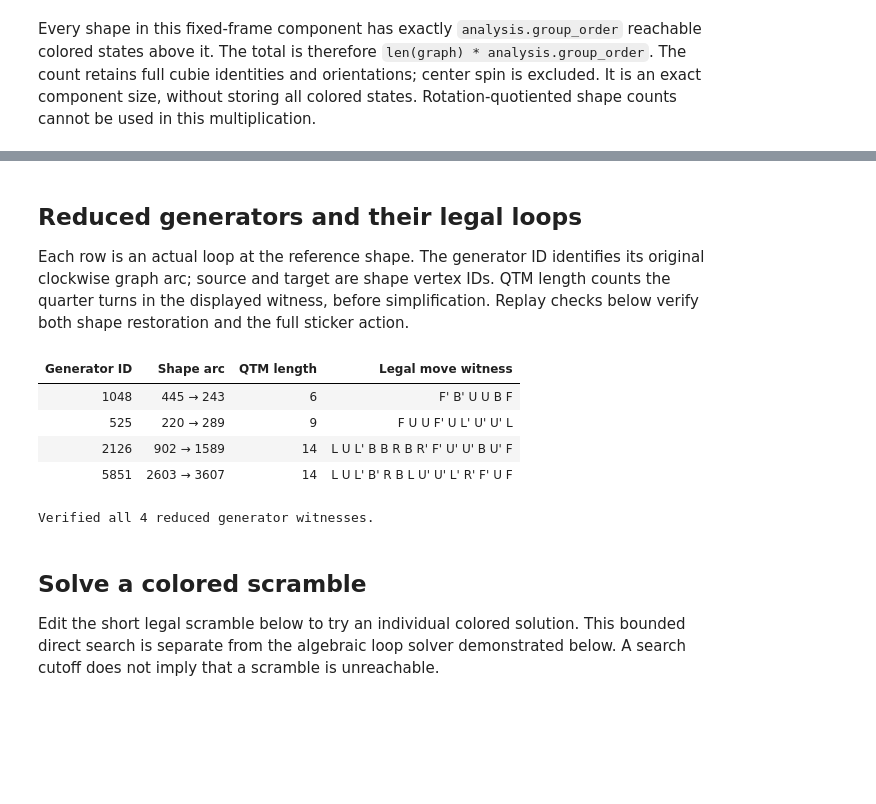
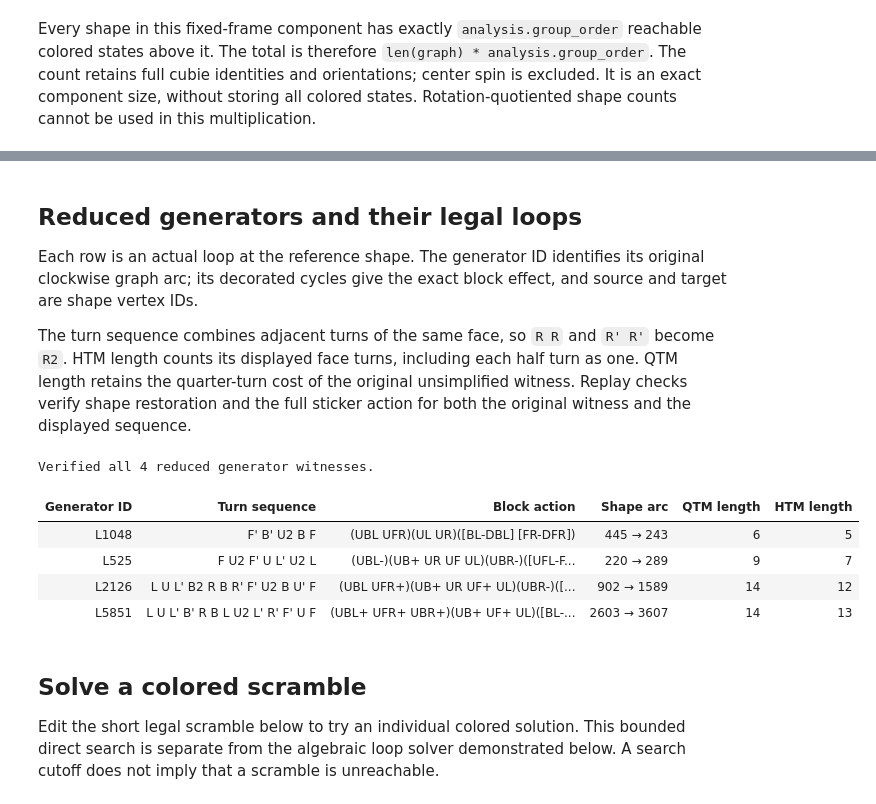
Before and after one commit to ladislavdubravsky/bandaged-cube-explorer, a Jupyter notebook: v2/examples/MostSignaturesCube.ipynb, the cells around one changed output, grey strips where cells are left out. Drawn from its saved outputs; the diff is of its cells as text; code cells hidden in the pictures; blank space fills up the shorter version.

Commit message:
feat: add exact block actions and readable loop tables

```diff
--- a/v2/examples/MostSignaturesCube.ipynb
+++ b/v2/examples/MostSignaturesCube.ipynb
@@ -130,36 +194,48 @@ this multiplication.
 ## Reduced generators and their legal loops
 
 Each row is an actual loop at the reference shape. The generator ID identifies
-its original clockwise graph arc; source and target are shape vertex IDs. QTM
-length counts the quarter turns in the displayed witness, before simplification.
-Replay checks below verify both shape restoration and the full sticker action.
+its original clockwise graph arc; its decorated cycles give the exact block
+effect, and source and target are shape vertex IDs.
+
+The turn sequence combines adjacent turns of the same face, so `R R` and
+`R' R'` become `R2`. HTM length counts its displayed face turns, including each
+half turn as one. QTM length retains the quarter-turn cost of the original
+unsimplified witness. Replay checks verify shape restoration and the full
+sticker action for both the original witness and the displayed sequence.
 # %%
 reference = c.State(loops.root_shape)
 generator_rows = []
 for generator in analysis.generators:
     witness = generator.moves
+    turn_sequence = generator.turn_sequence
     replayed = reference.apply(witness)
-    assert replayed.shape == loops.root_shape
-    assert replayed.sticker_permutation == generator.permutation
+    displayed_replay = reference.apply(turn_sequence)
+    assert replayed.shape == displayed_replay.shape == loops.root_shape
+    assert replayed.sticker_permutation == displayed_replay.sticker_permutation == generator.permutation
+    assert generator.block_action.permutation == generator.permutation
     assert sum(2 if move.endswith("2") else 1 for move in witness.split()) == generator.qtm_length
+    assert len(turn_sequence.split()) == generator.htm_length
     generator_rows.append(
-        f"<tr><td>{generator.id}</td><td>{generator.source} → {generator.target}</td>"
-        f"<td>{generator.qtm_length}</td><td><code>{escape(witness)}</code></td></tr>"
+        f"<tr><td>L{generator.id}</td>"
+        f"<td><code>{escape(turn_sequence)}</code></td>"
+        f"<td><code>{escape(generator.block_action.notation)}</code></td>"
+        f"<td>{generator.source} → {generator.target}</td>"
+        f"<td>{generator.qtm_length}</td><td>{generator.htm_length}</td></tr>"
     )
 
 display(HTML(
-    "<table><thead><tr><th>Generator ID</th><th>Shape arc</th>"
-    "<th>QTM length</th><th>Legal move witness</th></tr></thead><tbody>"
+    "<table><thead><tr><th>Generator ID</th><th>Turn sequence</th><th>Block action</th><th>Shape arc</th>"
+    "<th>QTM length</th><th>HTM length</th></tr></thead><tbody>"
     + "".join(generator_rows) + "</tbody></table>"
 ))
 print(f"Verified all {len(analysis.generators)} reduced generator witnesses.")
 # %% [output]
+Verified all 4 reduced generator witnesses.
-| Generator ID | Shape arc | QTM length | Legal move witness |
-| 1048 | 445 → 243 | 6 | F' B' U U B F |
-| 525 | 220 → 289 | 9 | F U U F' U L' U' U' L |
-| 2126 | 902 → 1589 | 14 | L U L' B B R B R' F' U' U' B U' F |
-| 5851 | 2603 → 3607 | 14 | L U L' B' R B L U' U' L' R' F' U F |
+| Generator ID | Turn sequence | Block action | Shape arc | QTM length | HTM length |
+| L1048 | F' B' U2 B F | (UBL UFR)(UL UR)([BL-DBL] [FR-DFR]) | 445 → 243 | 6 | 5 |
+| L525 | F U2 F' U L' U2 L | (UBL-)(UB+ UR UF UL)(UBR-)([UFL-F... | 220 → 289 | 9 | 7 |
+| L2126 | L U L' B2 R B R' F' U2 B U' F | (UBL UFR+)(UB+ UR UF+ UL)(UBR-)([... | 902 → 1589 | 14 | 12 |
+| L5851 | L U L' B' R B L U2 L' R' F' U F | (UBL+ UFR+ UBR+)(UB+ UF+ UL)([BL-... | 2603 → 3607 | 14 | 13 |
-Verified all 4 reduced generator witnesses.
 # %% [markdown]
 ## Solve a colored scramble
 
```
Also changed, not shown: parts of 2 cells of this notebook, 12 other files.
